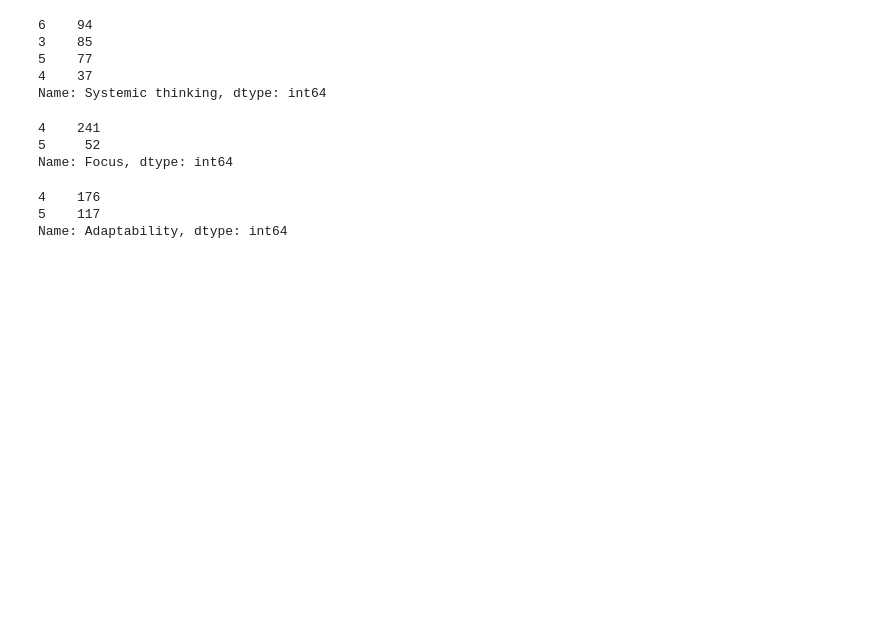
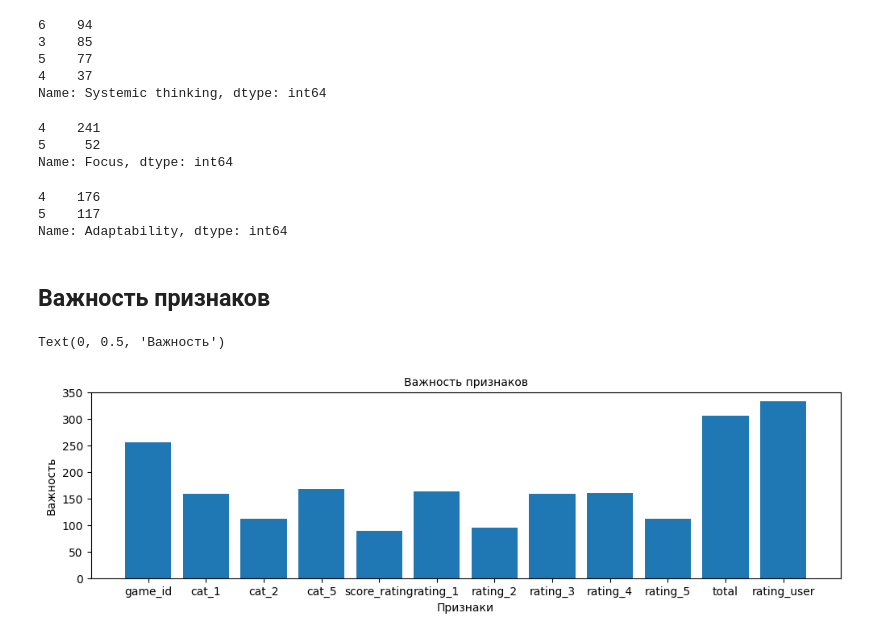
Before and after one commit to EvgeniiOljunin/Business_Up, a Jupyter notebook: olunin_v_1.ipynb, the cells around one changed output. Saved outputs shown, nothing was run; the diff lists cells and outputs as text; code cells hidden in the pictures; blank space fills up the shorter version.

```diff
--- a/olunin_v_1.ipynb
+++ b/olunin_v_1.ipynb
@@ -2240,3 +2240,22 @@ sample_solution['Adaptability'].value_counts()
 4    176
 5    117
 Name: Adaptability, dtype: int64
+# %% [markdown]
+## Важность признаков
+# %%
+param = pd.DataFrame(model_3.best_estimator_.feature_importances_)
+param.columns = ['imp']
+# %%
+param['feature']=pd.Series(X_train.columns)
+# %%
+param = param[param['imp']>50]
+# %%
+plt.figure(figsize = (12,3))
+plt.bar(x = param['feature'], height = param['imp'])
+plt.title('Важность признаков', fontsize = 10)
+plt.ylim(0, 350)
+plt.xlabel('Признаки')
+plt.ylabel('Важность')
+# %% [output]
+Text(0, 0.5, 'Важность')
+[figure, added]
```
Also changed, not shown: parts of 1 cell of this notebook.
